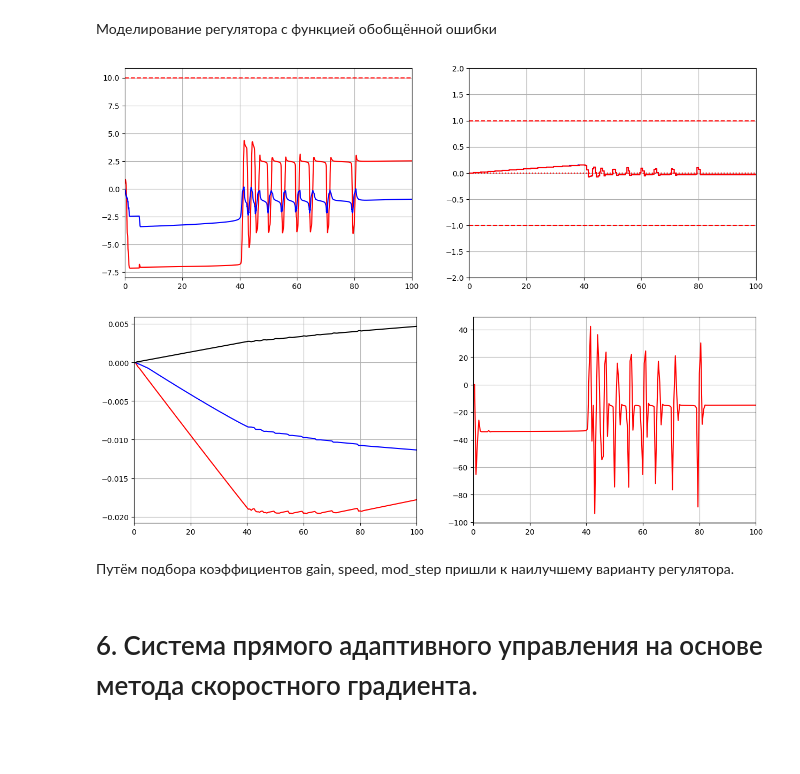
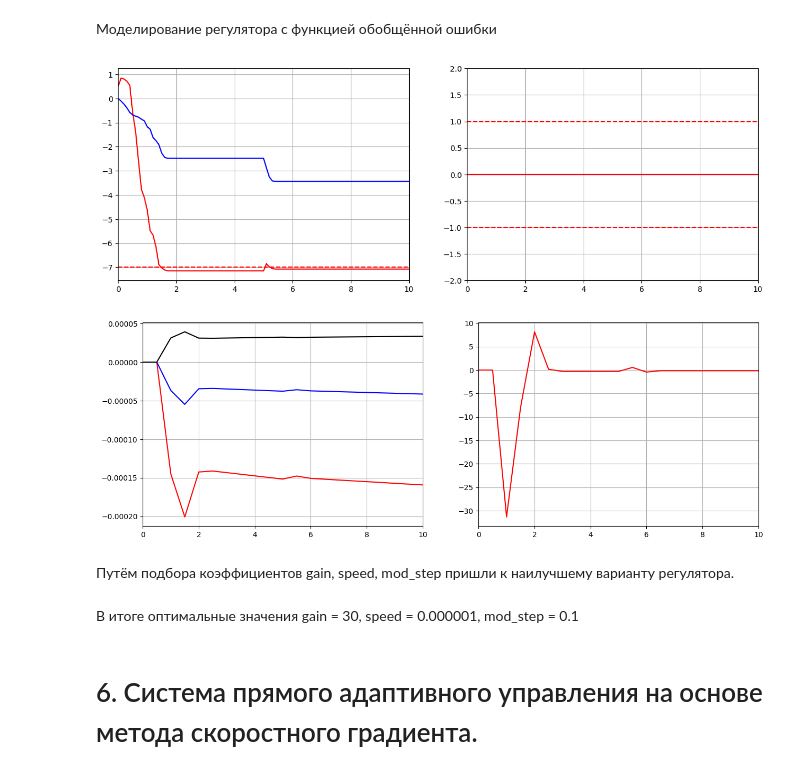
Before and after one commit to sanka-eu/nonlinear_and_adaptive_control_practice, a Jupyter notebook: shishkin_cource_project.ipynb, the cells around one changed output. Drawn from its saved outputs; the diff is of its cells as text; code cells hidden in the pictures; blank space fills up the shorter version.

```diff
--- a/shishkin_cource_project.ipynb
+++ b/shishkin_cource_project.ipynb
@@ -805,11 +805,11 @@ class ADCS_ident(digicon_mod.plc.PLC):
 # %%
 v0_init = 4.0
 v0_finish = 23.0
-change_time = 30
-goal = 10
-gain = 2300
+change_time = 5
+goal = -12
+gain = 300
 step = 0.5
-mod_step = 0.1
+mod_step = 0.01
 tk = 10
 x0 = [0.5, 0.0]
 func_ctrl = F_with_change(change_time,v0_init,v0_finish)
@@ -950,37 +952,39 @@ class ADCS_gerr(digicon_mod.plc.PLC):
 # %%
 v0_init = 4.0
 v0_finish = 23.0
 change_time = 5
-goal = 10
+goal = -7
 gain = 30
 step = 0.5
-mod_step = 0.001
-tk = 100
+mod_step = 0.1
+tk = 10
 x0 = [0.5, 0.0]
 func_ctrl = F_with_change(change_time,v0_init,v0_finish)
 
 reg = ADCS_gerr(goal=goal, gain=gain, dt=step, speed=0.000001)
 res = digicon_mod.sim.calculate(func_ctrl, x0, mod_step, tk, reg)
 plot_result(time=res['t'], time_end=tk, x1 = res['x1'], x2 = res['x2'], plc=reg, goal=goal)
 
 tend = tk
 plt.figure(figsize=(15,5))
 plt.subplot(1,2,1)
 plt.plot(reg.coeff['t'], reg.coeff['c1'], 'r',# [0, tk], [-1, -1], 'r--',
          reg.coeff['t'], reg.coeff['c2'], 'b',# [0, change_time, change_time, tk], [v0_init, v0_init, v0_finish, v0_finish], 'b--')
          reg.coeff['t'], reg.coeff['c3'], 'k')
 plt.xlim([0, tk])
 plt.grid()
 plt.subplot(1,2,2)
 plt.plot(reg.coeff['t'], reg.coeff['sigma'], 'r')# [0, tk], [-1, -1], 'r--',
 plt.grid()
 plt.xlim([0, tk])
 plt.show()
 # %% [output]
-[figure, old version]
+[figure, new version]
-[figure, old version]
+[figure, new version]
 # %% [markdown]
 Путём подбора коэффициентов gain, speed, mod_step пришли к наилучшему варианту регулятора.
+# %% [markdown]
+В итоге оптимальные значения gain = 30, speed = 0.000001, mod_step = 0.1
 # %% [markdown]
 # 6. Система прямого адаптивного управления на основе метода скоростного градиента.
 # %% [markdown]
```
Also changed, not shown: parts of 17 cells of this notebook.
